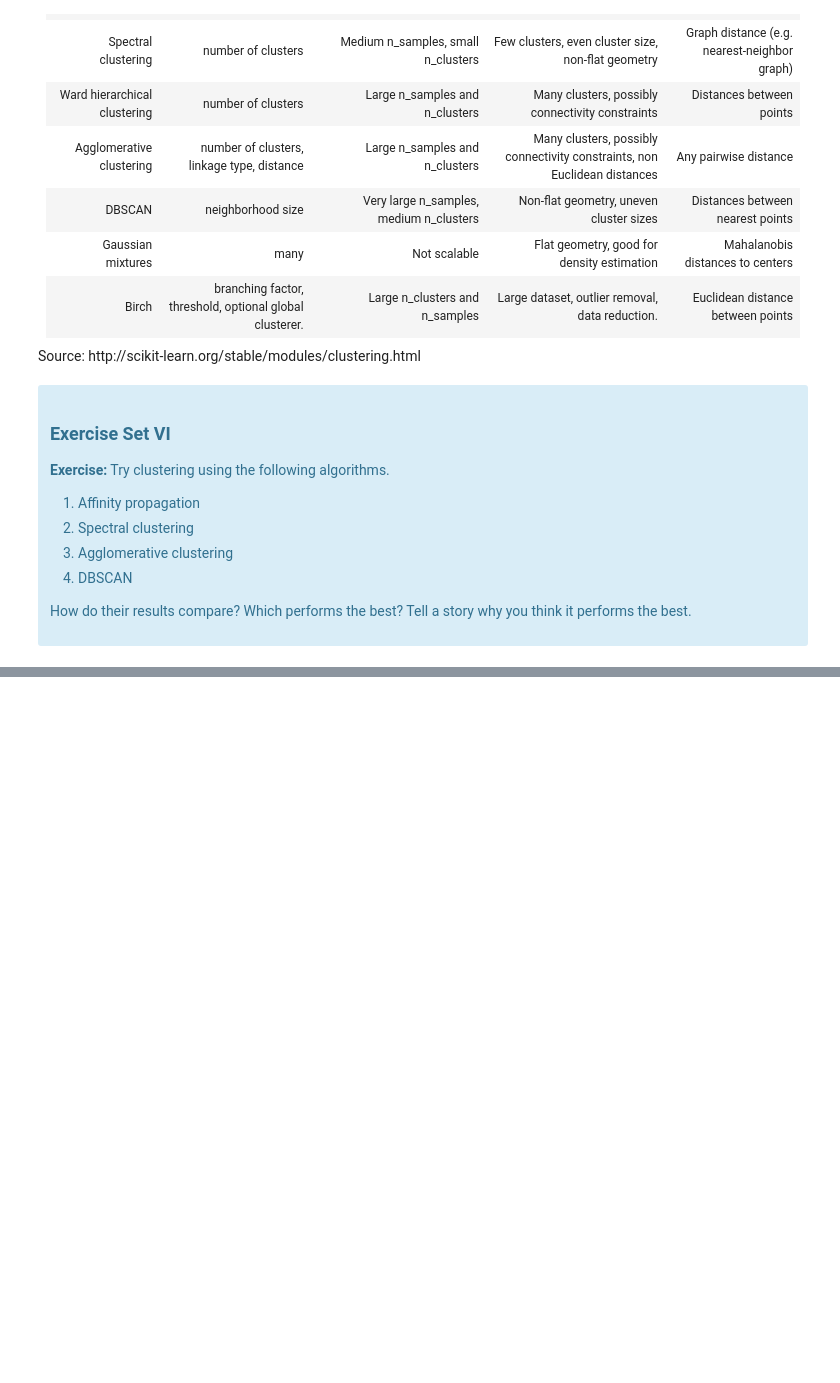
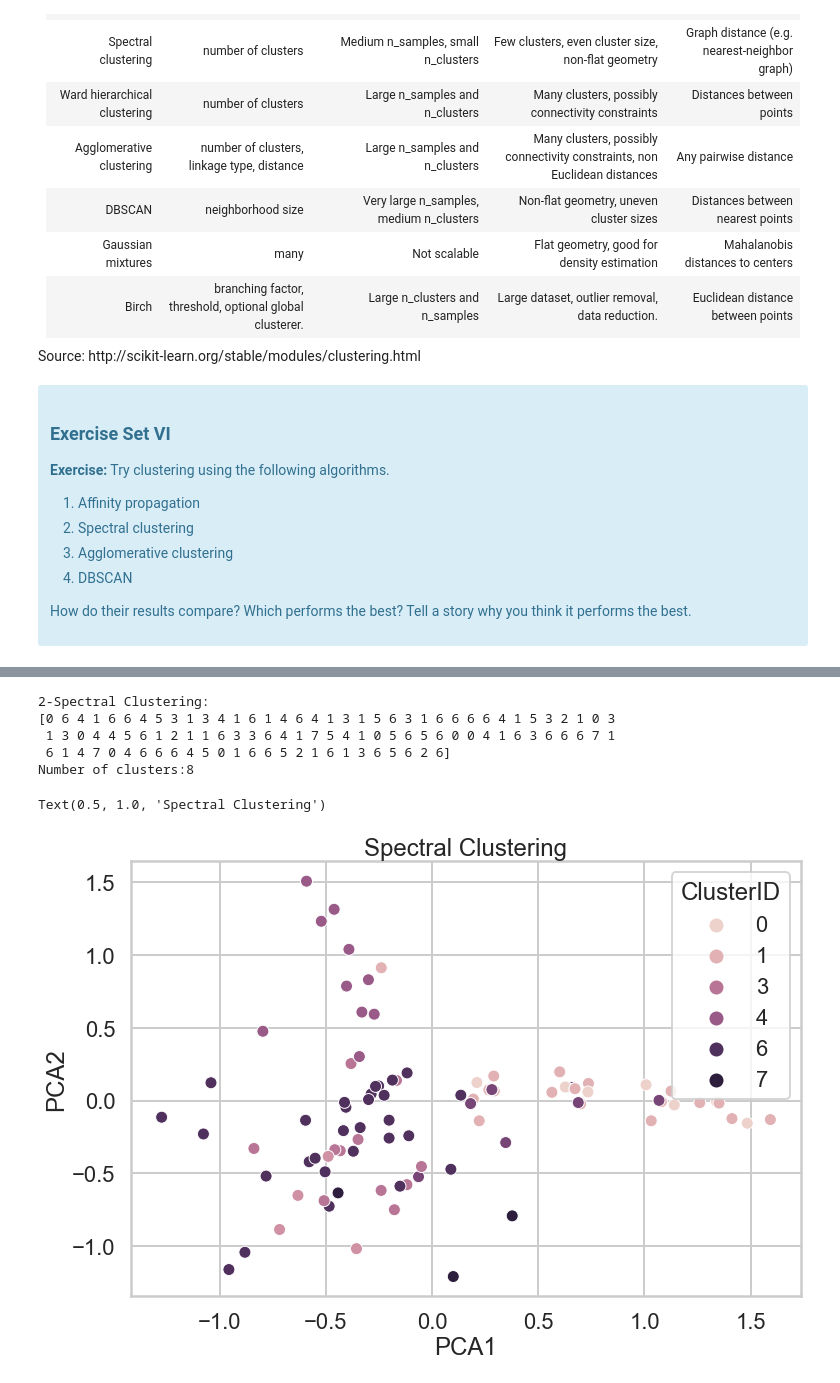
Before and after one commit to arezoo396/SpringBoard, a Jupyter notebook: Clustering Case Study - Customer Segmentation with K-Means - Tier 3.ipynb, the cells around one changed output, grey strips where cells are left out. Drawn from its saved outputs; the diff is of its cells as text; code cells hidden in the pictures; blank space fills up the shorter version.

```diff
--- a/Clustering Case Study - Customer Segmentation with K-Means - Tier 3.ipynb
+++ b/Clustering Case Study - Customer Segmentation with K-Means - Tier 3.ipynb
@@ -558,0 +588,26 @@ Source: http://scikit-learn.org/stable/modules/clustering.html
+# %%
+#2 SC
+
+SC = SpectralClustering().fit(x_cols)
+labels = SC.labels_
+
+print(f"2-Spectral Clustering:\n{labels}")
+print(f"Number of clusters:{labels.max()+1}\n")
+
+#PCA
+dfPCA=pd.DataFrame({"customer name":df.index,'ClusterID':labels,'x':x, 'y':y})
+
+#Plot PCA
+plt.figure(figsize=(12,8))
+sns.scatterplot(x,y,hue='ClusterID',data=dfPCA)
+plt.xlabel('PCA1')
+plt.ylabel('PCA2')
+plt.title("Spectral Clustering")
+# %% [output]
+2-Spectral Clustering:
+[0 6 4 1 6 6 4 5 3 1 3 4 1 6 1 4 6 4 1 3 1 5 6 3 1 6 6 6 6 4 1 5 3 2 1 0 3
+ 1 3 0 4 4 5 6 1 2 1 1 6 3 3 6 4 1 7 5 4 1 0 5 6 5 6 0 0 4 1 6 3 6 6 6 7 1
+ 6 1 4 7 0 4 6 6 6 4 5 0 1 6 6 5 2 1 6 1 3 6 5 6 2 6]
+Number of clusters:8
+Text(0.5, 1.0, 'Spectral Clustering')
+[figure, added]
```
Also changed, not shown: parts of 12 cells of this notebook.
